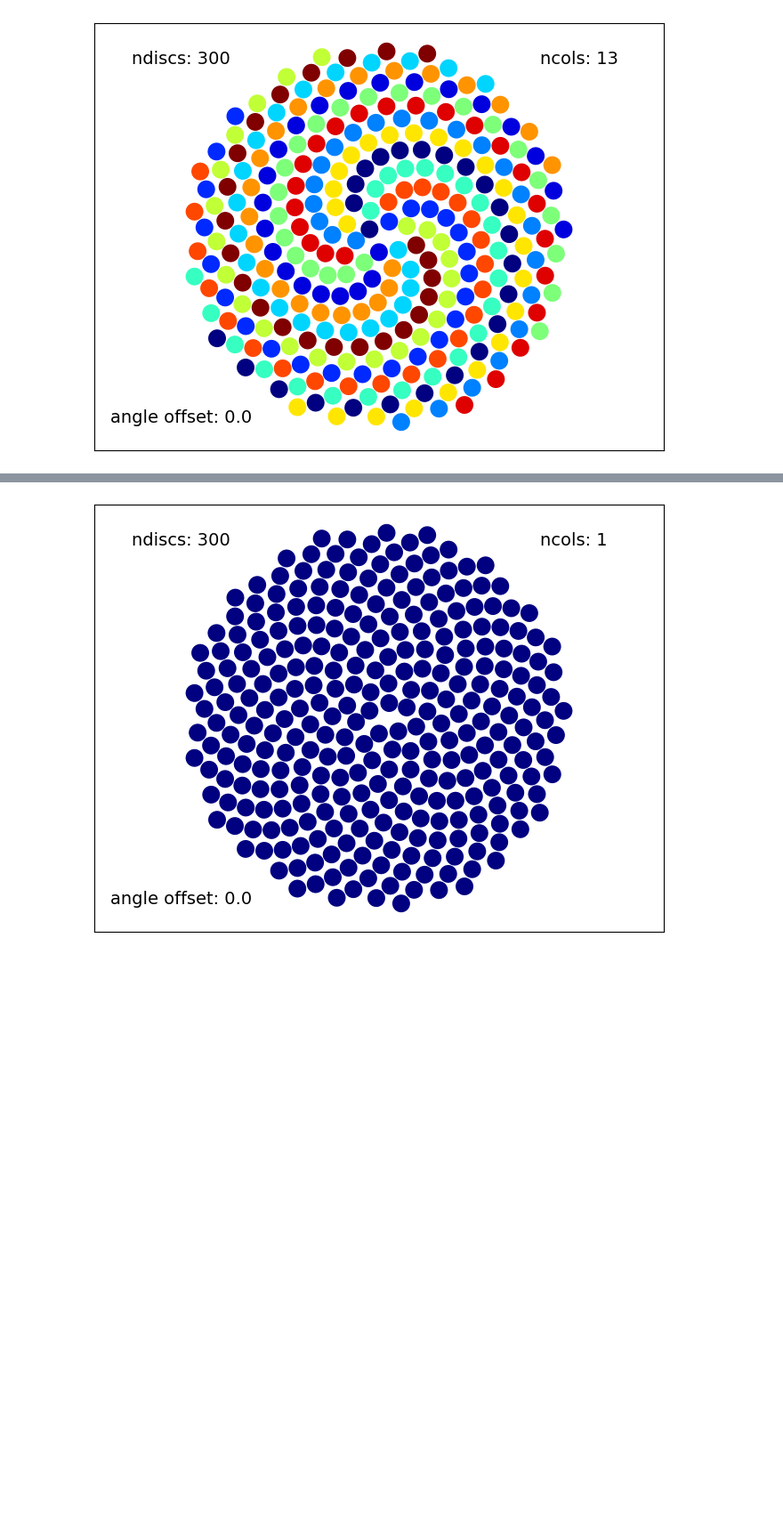
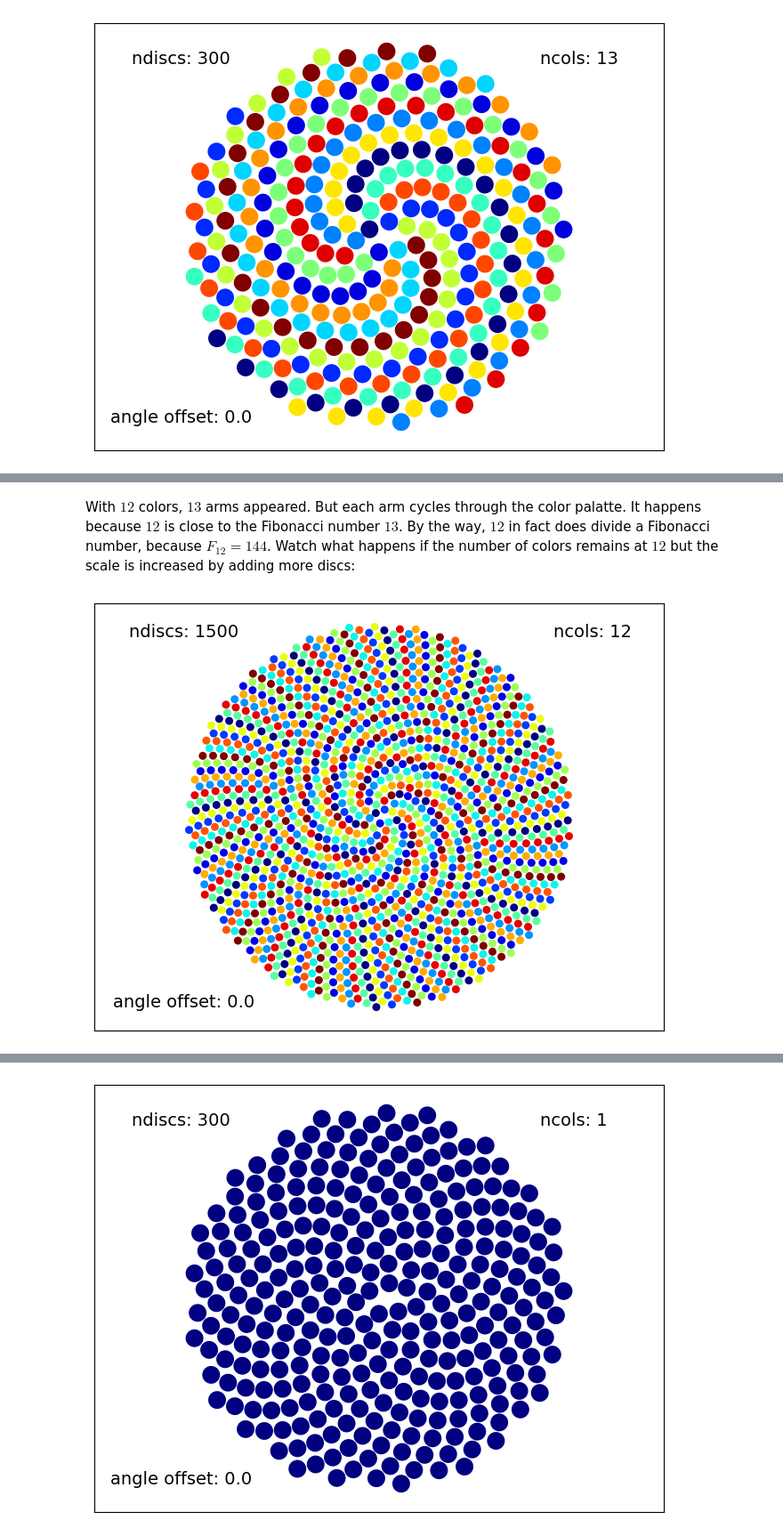
Before and after one commit to Jim-Pearson/Jim-Pearson.github.io, a Jupyter notebook: SunflowerSim.ipynb, the cells around one changed output, grey strips where cells are left out. Shown at 89% size. Cells and saved outputs as stored; diff of their text form; code cells hidden in the pictures; blank space fills up the shorter version.

```diff
--- a/SunflowerSim.ipynb
+++ b/SunflowerSim.ipynb
@@ -89 +116,10 @@ Sunflower(numberOfDiscs, colors, angleOffset)
+# %% [markdown]
+With $12$ colors, $13$ arms appeared. But each arm cycles through the color palatte. It happens because $12$ is close to the Fibonacci number $13$. By the way, $12$ in fact does divide a Fibonacci number, because $F_{12} = 144$. Watch what happens if the number of colors remains at $12$ but the scale is increased by adding more discs:
+# %%
+numberOfDiscs=1500
+colors=12
+angleOffset=0.0
+Sunflower(numberOfDiscs, colors, angleOffset)
+# %% [output]
+[figure, added]
 # %% [markdown]
```
Also changed, not shown: parts of 9 cells of this notebook, 23 other files.
